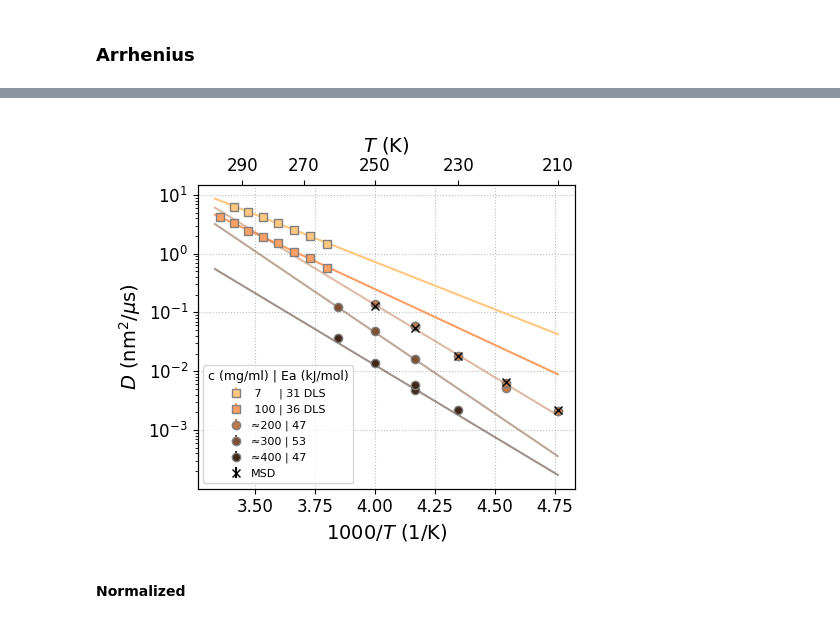
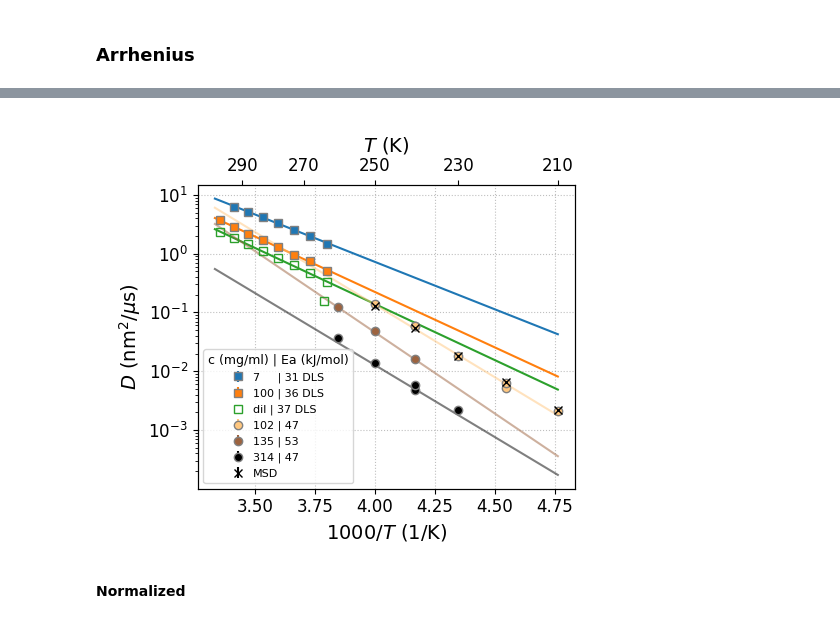
Before and after one commit to maddalenabin/id10-ferritin-2022, a Jupyter notebook: 01-notebooks/09-plots-for-paper.ipynb, the cells around one changed output, grey strips where cells are left out. Saved outputs shown, nothing was run; the diff lists cells and outputs as text; code cells hidden in the pictures.

```diff
--- a/01-notebooks/09-plots-for-paper.ipynb
+++ b/01-notebooks/09-plots-for-paper.ipynb
@@ -321,7 +333,7 @@ for i, (datasetnumber,runname) in enumerate(zip(datasetnumbers_conc, runnames_co
 f, (a1,a3) = plt.subplots(1,2, figsize=(8,3.5), constrained_layout=True)
 ax2 = a3.twiny()
 
-col = plt.cm.copper(np.linspace(0,1,len(datasetnumbers_conc)))
+col = plt.cm.copper_r(np.linspace(0,1,len(datasetnumbers_conc)))
 qv_sel = 2
 tol = 1e-3
 
@@ -341,7 +353,7 @@ for i in range(len(datasetnumbers_conc)):
 
         if q==qv_sel:
             a1.errorbar(delays_conc[i,:], g2s_conc[i,q,:]-base, dg2s_conc[i,q,:], c=col[i],ls='', marker='o', ms=6, mec='gray', alpha=0.7)
-            a1.plot(xc, curve, c=col[i], ls='-', alpha=0.9, label=f'{concs_l[i]}')
+            a1.plot(xc, curve, c=col[i], ls='-', alpha=0.9, label=f'{labs[i]}')
 
     qs = qv[qv_min:qv_max:qstep]
     taus, dtaus = np.asarray(taus), np.asarray(dtaus)
@@ -353,7 +365,7 @@ for i in range(len(datasetnumbers_conc)):
     a3.plot(xc, curve, c=col[i], label=f'{Ds[0,i]:.2e}')
     a3.errorbar(qs[cond]**2, 1/taus[cond], dtaus[cond]/(taus[cond]**2), c=col[i], ls='', marker='o', ms=6, mec='gray', alpha=0.7)
 
-a1.legend(title='concentration', fontsize=10, bbox_to_anchor=[1,1], handlelength=1)
+a1.legend(title='$c_p$ (mg/ml)', fontsize=10, bbox_to_anchor=[1,1], handlelength=1)
 a1.set_xscale('log')
 a1.set_xlabel(r'$t$ (s)')
 a1.set_ylabel(r'$g_2(t)-1$')
@@ -363,7 +375,7 @@ a1.set_xlim(1e-4,None)
 a1.tick_params(axis='both', which='minor')#, bottom=False)
 a1.tick_params(axis='both', which='major', labelsize=12)
 a1.tick_params(axis='both', which='minor', labelsize=10)
-a1.set_title(T_conc)
+# a1.set_title(T_conc)
 
 a3.set_xlabel(r'$q^2$ (nm$^{-2}$)')
 a3.set_ylabel(r'$\Gamma$ (s$^{-1}$)')
@@ -414,6 +431,7 @@ SU13 = load_npz_data('../03-source/dls_su13.npz') # D in m^2/s, T in K
 SU13['D'] = SU13['D']*1e12
 
 SU13_3 = load_npz_data('../03-source/dls_su13_3.npz') # D in nm^2/us, T in K
+SU_55v = load_npz_data('../03-source/dls_dil_55v.npz') # D in nm^2/us, T in K
 # SU13_3['D'] = SU13_3['D']*1e12
 # %%
 D_c1 = df2[(df2['c']=='c1') & (df2['transmission']==100)].sort_values(by='temperature')
@@ -424,7 +444,8 @@ f, ax = plt.subplots(1,1, figsize=(5,4.5), tight_layout=True)
 ax2 = ax.twiny()
 
 scale = 1e3
-cols = plt.cm.copper_r(np.linspace(0,1,6))
+# cols = plt.cm.copper_r(np.linspace(0,1,6))
+cols = plt.cm.copper_r(np.linspace(0,1,3))
 
 Kbb = 1.3806e-23 # J/K
 Na = 6.02214076e23
@@ -436,54 +457,59 @@ new_T = np.linspace(210,300,100)
 popt2,xc2,curve2,perr2 = fit(arrhenius, DLS['T'],  DLS['D'], sigma=DLS['dD'], p0=[1e6, -3e3])
 Ea2, dEa2 = popt2[1] * Kbb / 1e3 * Na, perr2[1] * Kbb / 1e3 * Na
 # ax.plot(scale/xc2, curve2, ls='-', c='C0', label=f'Ea = {Ea2:.0f} ± {dEa2:.0f} kJ/mol')
-ax.plot(scale/new_T, arrhenius(new_T, *popt2), ls='-', c=cols[0])#,label=f'7 mg/ml - DLS')# label=f'DLS: Ea={-Ea2:.0f} kJ/mol')# ± {dEa2:.0f} kJ/mol')
-ax.errorbar(scale/DLS['T'], DLS['D'], DLS['dD'], c=cols[0], ls='', marker='s', mec='gray',label=f' 7     | {-Ea2:.0f} DLS') # label='DLS dilute',
+ax.plot(scale/new_T, arrhenius(new_T, *popt2), ls='-', c='C0')#,label=f'7 mg/ml - DLS')# label=f'DLS: Ea={-Ea2:.0f} kJ/mol')# ± {dEa2:.0f} kJ/mol')
+ax.errorbar(scale/DLS['T'], DLS['D'], DLS['dD'], c='C0', ls='', marker='s', mec='gray',label=f'7     | {-Ea2:.0f} DLS') # label='DLS dilute',
 # print(popt2)
 
 # new dls SU13_3
 popt2,xc2,curve2,perr2 = fit(arrhenius, SU13_3['T'],  SU13_3['D'], sigma=SU13_3['dD'], p0=[1e6, -3e3])
 Ea2, dEa2 = popt2[1] * Kbb / 1e3 * Na, perr2[1] * Kbb / 1e3 * Na
-ax.plot(scale/new_T, arrhenius(new_T, *popt2), ls='-', c=cols[1])#,label=f'7 mg/ml - DLS')# label=f'DLS: Ea={-Ea2:.0f} kJ/mol')# ± {dEa2:.0f} kJ/mol')
-ax.errorbar(scale/SU13_3['T'], SU13_3['D'], SU13_3['dD'], c=cols[1], ls='', marker='s', mec='gray',label=f' 100 | {-Ea2:.0f} DLS') # SU13_3
+ax.plot(scale/new_T, arrhenius(new_T, *popt2), ls='-', c='C1')#,label=f'7 mg/ml - DLS')# label=f'DLS: Ea={-Ea2:.0f} kJ/mol')# ± {dEa2:.0f} kJ/mol')
+ax.errorbar(scale/SU13_3['T'], SU13_3['D'], SU13_3['dD'], c='C1', ls='', marker='s', mec='gray',label=f'100 | {-Ea2:.0f} DLS') # SU13_3
 
+# new dls dil 55v%
+popt2,xc2,curve2,perr2 = fit(arrhenius, SU_55v['T'],  SU_55v['D'], p0=[1e6, -3e3])
+Ea2, dEa2 = popt2[1] * Kbb / 1e3 * Na, perr2[1] * Kbb / 1e3 * Na
+ax.plot(scale/new_T, arrhenius(new_T, *popt2), ls='-', c='C2')#,label=f'7 mg/ml - DLS')# label=f'DLS: Ea={-Ea2:.0f} kJ/mol')# ± {dEa2:.0f} kJ/mol')
+ax.errorbar(scale/SU_55v['T'], SU_55v['D'], c='C2', ls='', marker='s', mfc='none',label=f'dil | {-Ea2:.0f} DLS') # SU13_3
 
 
 # 3 concentrations with arrhenius fit
 # labs = ['c1', 'c2', 'c3']
-labs = ['≈200', '≈300', '≈400']
+# labs = ['102', '135', '314']
 # labs = ['≈100', '≈200', '≈350'] # very scheptical about this
 for i, db in enumerate([D_c1,D_c2, D_c3]):
     # if i != 1:
     tem = np.array(db['temperature'])
     dif = db['D']
     ddif = db['dD']
     popt,xc,curve,perr = fit(arrhenius, tem, dif, sigma=ddif, p0=[15e4, -3e3])
     Ea, dEa = popt[1] * Kbb / 1e3 * Na, perr[1] * Kbb / 1e3 * Na
 
     new_T = np.linspace(210,300,100)
     # ax.plot(scale/xc, curve, ls='-', c='C3',label=f'Ea = {Ea:.0f} ± {dEa:.0f} kJ/mol')
-    ax.plot(scale/new_T, arrhenius(new_T, *popt), ls='-', c=cols[i+2], alpha=0.5, )#label=f'{labs[i]} mg/ml')#label=f'{labs[i]}, Ea={-Ea:.0f} kJ/mol')
-    ax.errorbar(scale/db['temperature'],  db['D'], db['dD'], c=cols[i+2], ls='', marker='o', mec='gray',label=f'{labs[i]} | {-Ea:.0f}')#, label=labs[i])
+    ax.plot(scale/new_T, arrhenius(new_T, *popt), ls='-', c=cols[i], alpha=0.5, )#label=f'{labs[i]} mg/ml')#label=f'{labs[i]}, Ea={-Ea:.0f} kJ/mol')
+    ax.errorbar(scale/db['temperature'],  db['D'], db['dD'], c=cols[i], ls='', marker='o', mec='gray',label=f'{labs[i]} | {-Ea:.0f}')#, label=labs[i])
 
 # -- MSD
 ax.errorbar(scale/T_msd, D_msd[:,0], D_msd[:,1], marker='x', ls='', c='k', label='MSD')
 
 # -- plot setting
 ax.set_xlabel(f'${scale:.0f}/T$ (1/K)')
 ax.set_ylabel('$D$ (nm$^{{2}}$/${{\mu}}$s)')
 ax.legend(fontsize=8, handlelength=1, loc='lower left', title='c (mg/ml) | Ea (kJ/mol)', title_fontsize=9) #, bbox_to_anchor=[1,1])
 ax.set_yscale('log')
 ax.tick_params(axis='both', which='major', labelsize=12)
 ax2.set_xlim(270,210)
 ax2.set_xlim(ax.get_xlim())
 ax2.set_xticks(scale/np.arange(210,300,20))
 ax2.set_xticklabels([f"{x:.0f}" for x in np.arange(210,300,20)])
 ax2.set_xlabel('$T$ (K)', fontsize=14)
 ax2.grid(False)
 ax2.tick_params(axis='both', which='major', labelsize=12)
-# plt.savefig('../06-figs/diff_coeff_arr2.png', dpi=900)
+# plt.savefig('../06-figs/diff_coeff_arr.png', dpi=300)
 # %% [output]
-[figure, old version]
+[figure, new version]
 # %% [markdown]
 **Normalized**
 # %% [markdown]
```
Also changed, not shown: parts of 16 cells of this notebook, 2 other files.
